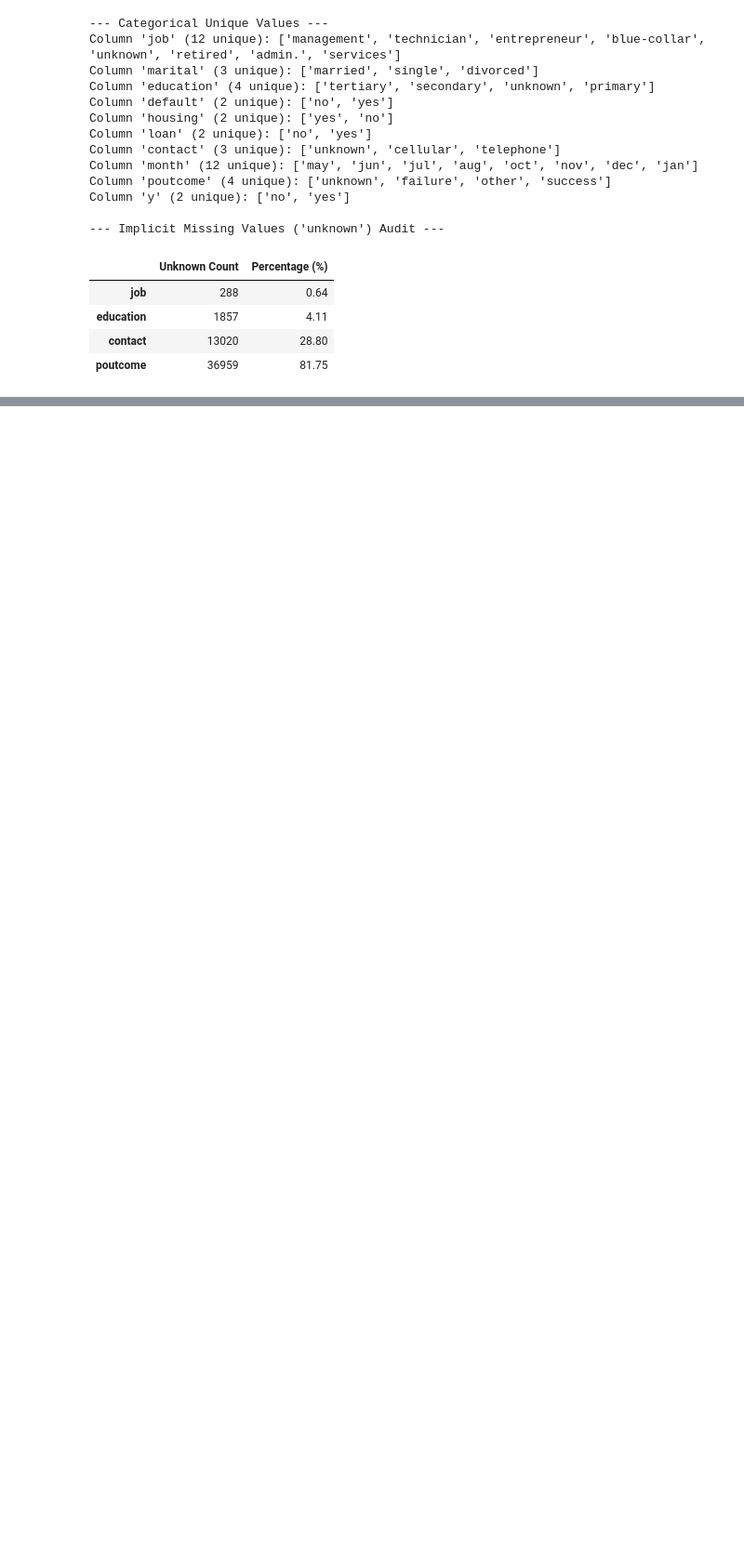
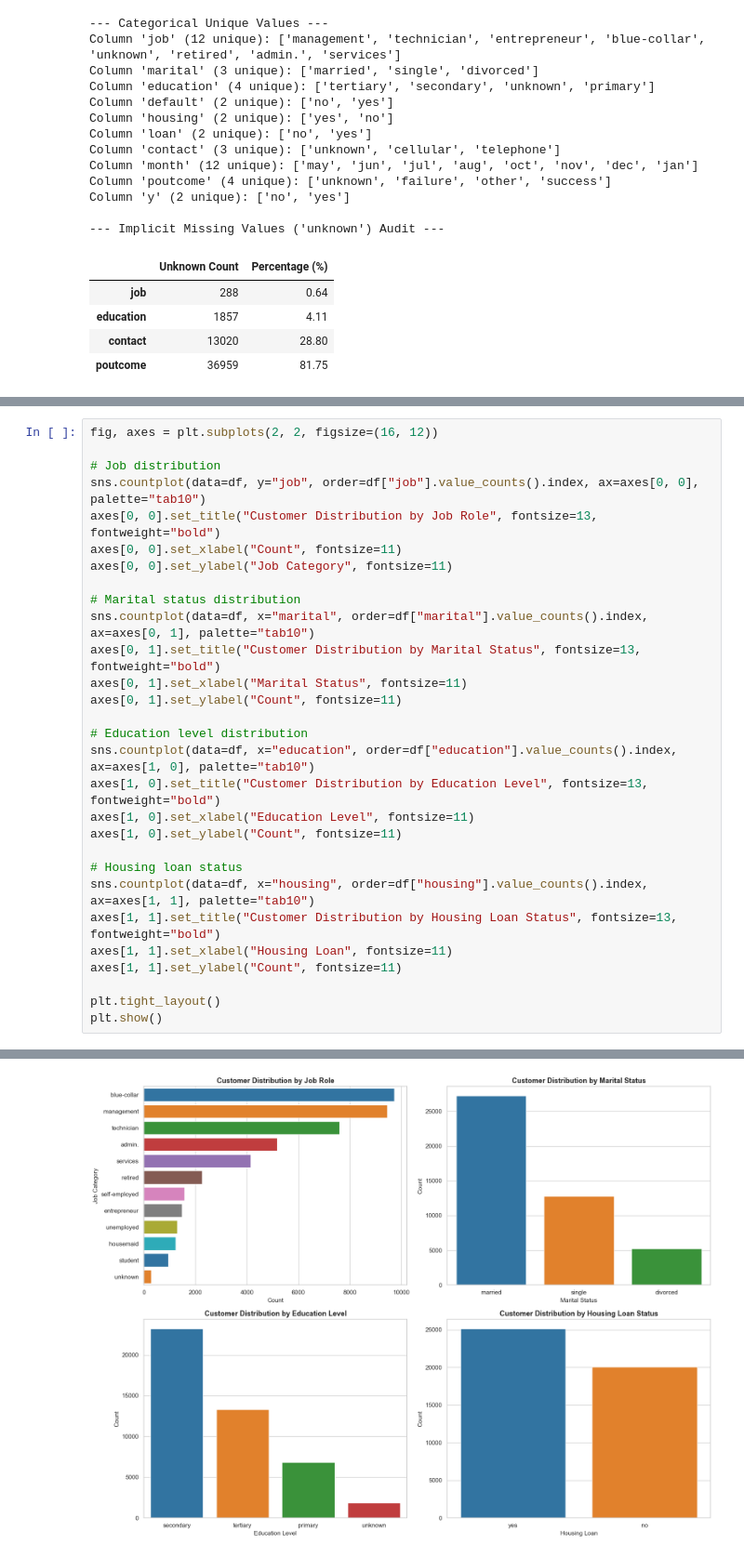
Before and after one commit to Sanjay1266/ML_Case_study, a Jupyter notebook: notebooks/classification.ipynb, the cells around one changed output, grey strips where cells are left out. Shown at 93% size. Saved outputs shown, nothing was run; the diff lists cells and outputs as text; blank space fills up the shorter version.

```diff
--- a/notebooks/classification.ipynb
+++ b/notebooks/classification.ipynb
@@ -266,0 +347,30 @@ Column 'y' (2 unique): ['no', 'yes']
+# %%
+fig, axes = plt.subplots(2, 2, figsize=(16, 12))
+
+# Job distribution
+sns.countplot(data=df, y="job", order=df["job"].value_counts().index, ax=axes[0, 0], palette="tab10")
+axes[0, 0].set_title("Customer Distribution by Job Role", fontsize=13, fontweight="bold")
+axes[0, 0].set_xlabel("Count", fontsize=11)
+axes[0, 0].set_ylabel("Job Category", fontsize=11)
+
+# Marital status distribution
+sns.countplot(data=df, x="marital", order=df["marital"].value_counts().index, ax=axes[0, 1], palette="tab10")
+axes[0, 1].set_title("Customer Distribution by Marital Status", fontsize=13, fontweight="bold")
+axes[0, 1].set_xlabel("Marital Status", fontsize=11)
+axes[0, 1].set_ylabel("Count", fontsize=11)
+
+# Education level distribution
+sns.countplot(data=df, x="education", order=df["education"].value_counts().index, ax=axes[1, 0], palette="tab10")
+axes[1, 0].set_title("Customer Distribution by Education Level", fontsize=13, fontweight="bold")
+axes[1, 0].set_xlabel("Education Level", fontsize=11)
+axes[1, 0].set_ylabel("Count", fontsize=11)
+
+# Housing loan status
+sns.countplot(data=df, x="housing", order=df["housing"].value_counts().index, ax=axes[1, 1], palette="tab10")
+axes[1, 1].set_title("Customer Distribution by Housing Loan Status", fontsize=13, fontweight="bold")
+axes[1, 1].set_xlabel("Housing Loan", fontsize=11)
+axes[1, 1].set_ylabel("Count", fontsize=11)
+
+plt.tight_layout()
+plt.show()
+# %% [output]
@@ -266,0 +392 @@ Column 'y' (2 unique): ['no', 'yes']
+[figure, added]
```
Also changed, not shown: parts of 17 cells of this notebook.
